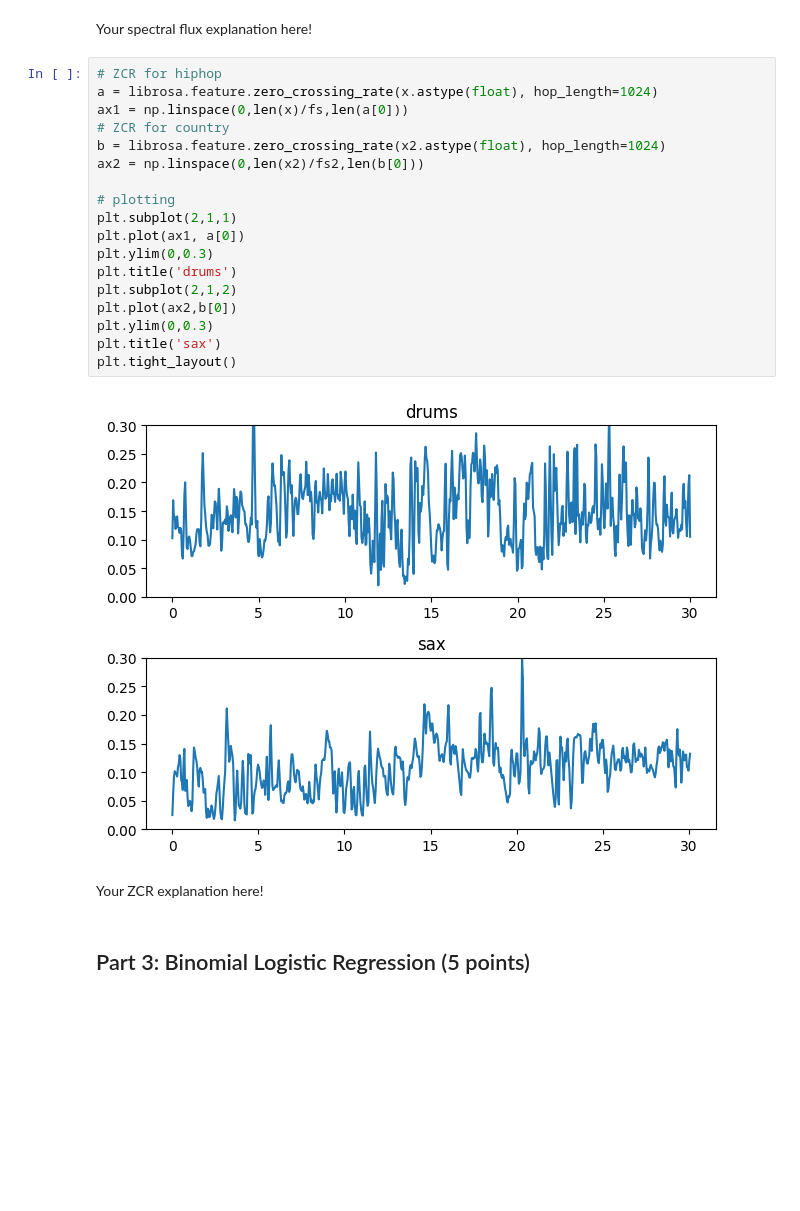
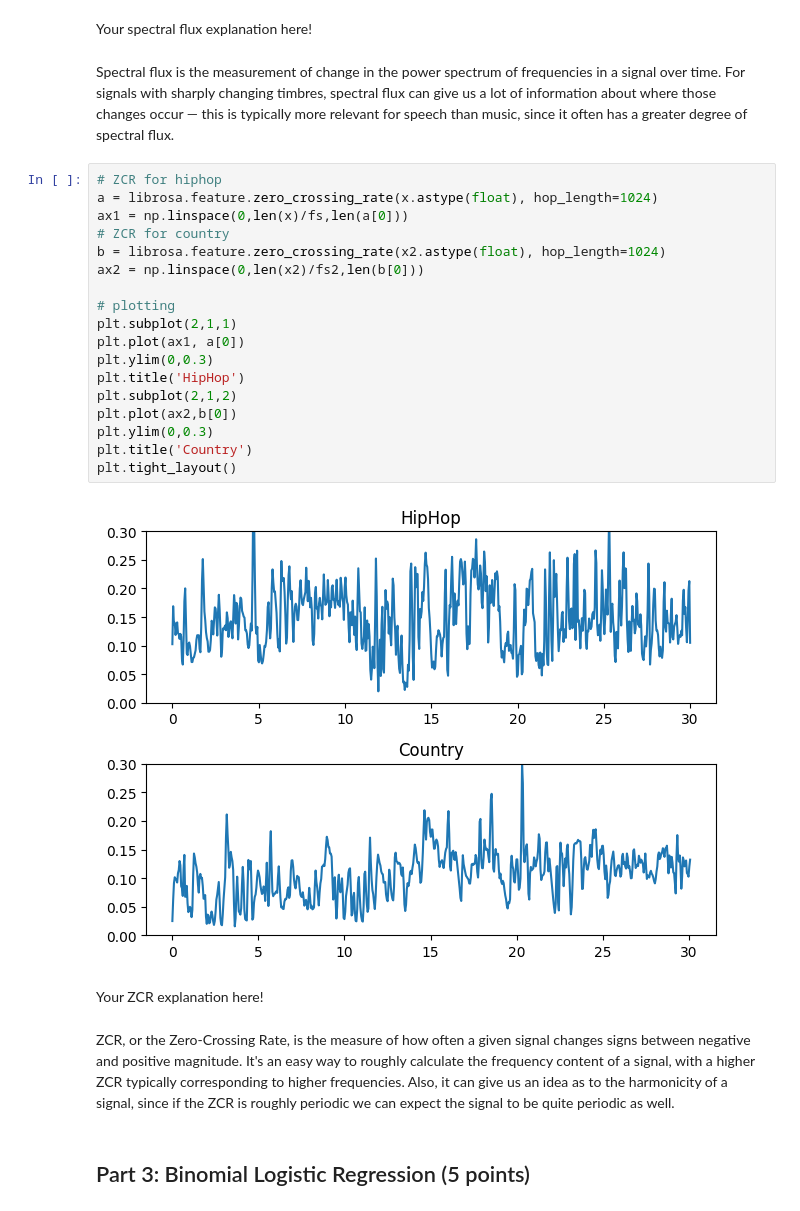
Before and after one commit to jwesterstahl/AudioTechII, a Jupyter notebook: HW/HW3.ipynb, the cells around one changed output. Drawn from its saved outputs; the diff is of its cells as text; blank space fills up the shorter version.

```diff
--- a/HW/HW3.ipynb
+++ b/HW/HW3.ipynb
@@ -280,28 +284,32 @@ Text(0, 0.5, 'Flux')
 [figure]
 # %% [markdown]
 Your spectral flux explanation here!
+# %% [markdown]
+Spectral flux is the measurement of change in the power spectrum of frequencies in a signal over time. For signals with sharply changing timbres, spectral flux can give us a lot of information about where those changes occur — this is typically more relevant for speech than music, since it often has a greater degree of spectral flux.
 # %%
 # ZCR for hiphop
 a = librosa.feature.zero_crossing_rate(x.astype(float), hop_length=1024)
 ax1 = np.linspace(0,len(x)/fs,len(a[0]))
 # ZCR for country
 b = librosa.feature.zero_crossing_rate(x2.astype(float), hop_length=1024)
 ax2 = np.linspace(0,len(x2)/fs2,len(b[0]))
 
 # plotting
 plt.subplot(2,1,1)
 plt.plot(ax1, a[0])
 plt.ylim(0,0.3)
-plt.title('drums')
+plt.title('HipHop')
 plt.subplot(2,1,2)
 plt.plot(ax2,b[0])
 plt.ylim(0,0.3)
-plt.title('sax')
+plt.title('Country')
 plt.tight_layout()
 # %% [output]
-[figure, old version]
+[figure, new version]
 # %% [markdown]
 Your ZCR explanation here!
+# %% [markdown]
+ZCR, or the Zero-Crossing Rate, is the measure of how often a given signal changes signs between negative and positive magnitude. It's an easy way to roughly calculate the frequency content of a signal, with a higher ZCR typically corresponding to higher frequencies. Also, it can give us an idea as to the harmonicity of a signal, since if the ZCR is roughly periodic we can expect the signal to be quite periodic as well.
 # %% [markdown]
 ## Part 3: Binomial Logistic Regression (5 points)
 # %% [markdown]
```
Also changed, not shown: parts of 4 cells of this notebook.
